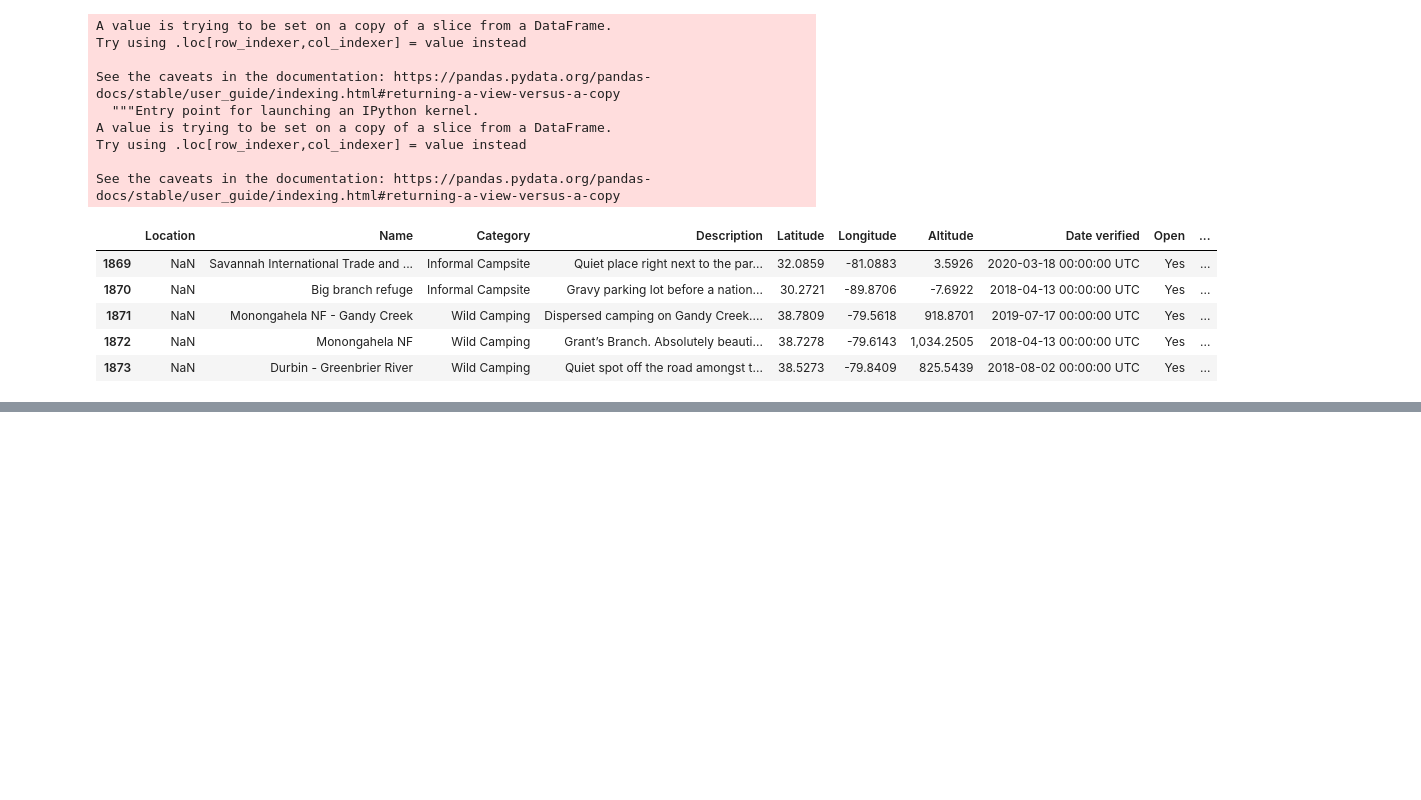
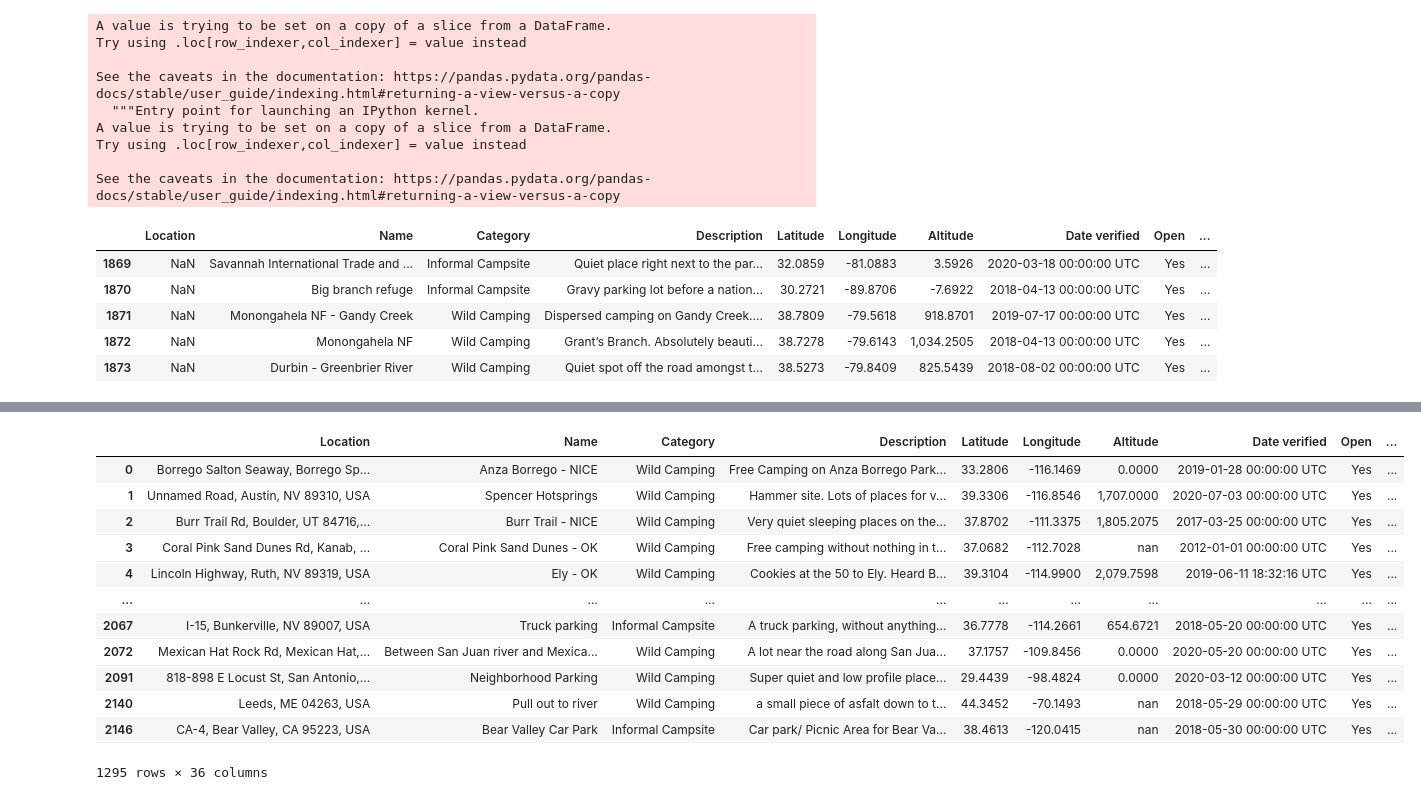
Before and after one commit to paultanger/CampsitePredict, a Jupyter notebook: get_states_zips.ipynb, the cells around one changed output, grey strips where cells are left out. Cells and saved outputs as stored; diff of their text form; code cells hidden in the pictures; blank space fills up the shorter version.

```diff
--- a/get_states_zips.ipynb
+++ b/get_states_zips.ipynb
@@ -364,0 +562,16 @@ waiting for: 2 seconds
+# %%
+USdata_has_loc[USdata_has_loc['Location'].str.contains('\s[A-Z]{2}\s', case=True, regex=True)]
+# %% [output]
+|  | Location | Name | Category | Description | Latitude | Longitude | Altitude | Date verified | Open | ... |
+| 0 | Borrego Salton Seaway, Borrego Sp... | Anza Borrego - NICE | Wild Camping | Free Camping on Anza Borrego Park... | 33.2806 | -116.1469 | 0.0000 | 2019-01-28 00:00:00 UTC | Yes | ... |
+| 1 | Unnamed Road, Austin, NV 89310, USA | Spencer Hotsprings | Wild Camping | Hammer site. Lots of places for v... | 39.3306 | -116.8546 | 1,707.0000 | 2020-07-03 00:00:00 UTC | Yes | ... |
+| 2 | Burr Trail Rd, Boulder, UT 84716,... | Burr Trail - NICE | Wild Camping | Very quiet sleeping places on the... | 37.8702 | -111.3375 | 1,805.2075 | 2017-03-25 00:00:00 UTC | Yes | ... |
+| 3 | Coral Pink Sand Dunes Rd, Kanab, ... | Coral Pink Sand Dunes - OK | Wild Camping | Free camping without nothing in t... | 37.0682 | -112.7028 | nan | 2012-01-01 00:00:00 UTC | Yes | ... |
+| 4 | Lincoln Highway, Ruth, NV 89319, USA | Ely - OK | Wild Camping | Cookies at the 50 to Ely. Heard B... | 39.3104 | -114.9900 | 2,079.7598 | 2019-06-11 18:32:16 UTC | Yes | ... |
+| ... | ... | ... | ... | ... | ... | ... | ... | ... | ... | ... |
+| 2067 | I-15, Bunkerville, NV 89007, USA | Truck parking | Informal Campsite | A truck parking, without anything... | 36.7778 | -114.2661 | 654.6721 | 2018-05-20 00:00:00 UTC | Yes | ... |
+| 2072 | Mexican Hat Rock Rd, Mexican Hat,... | Between San Juan river and Mexica... | Wild Camping | A lot near the road along San Jua... | 37.1757 | -109.8456 | 0.0000 | 2020-05-20 00:00:00 UTC | Yes | ... |
+| 2091 | 818-898 E Locust St, San Antonio,... | Neighborhood Parking | Wild Camping | Super quiet and low profile place... | 29.4439 | -98.4824 | 0.0000 | 2020-03-12 00:00:00 UTC | Yes | ... |
+| 2140 | Leeds, ME 04263, USA | Pull out to river | Wild Camping | a small piece of asfalt down to t... | 44.3452 | -70.1493 | nan | 2018-05-29 00:00:00 UTC | Yes | ... |
+| 2146 | CA-4, Bear Valley, CA 95223, USA | Bear Valley Car Park | Informal Campsite | Car park/ Picnic Area for Bear Va... | 38.4613 | -120.0415 | nan | 2018-05-30 00:00:00 UTC | Yes | ... |
+1295 rows × 36 columns
```
Also changed, not shown: parts of 42 cells of this notebook, 2 other files.
